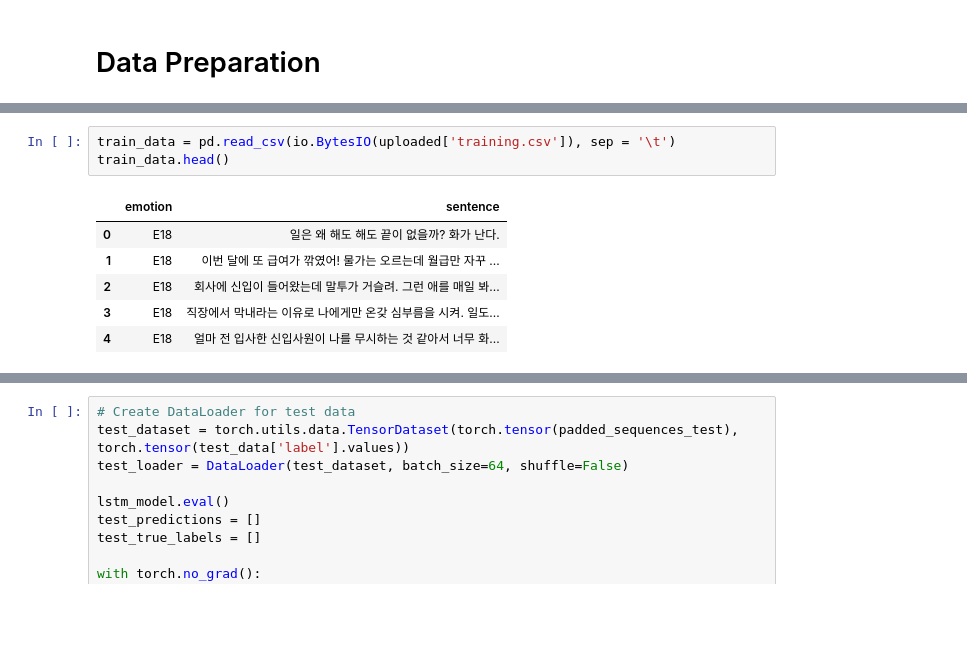
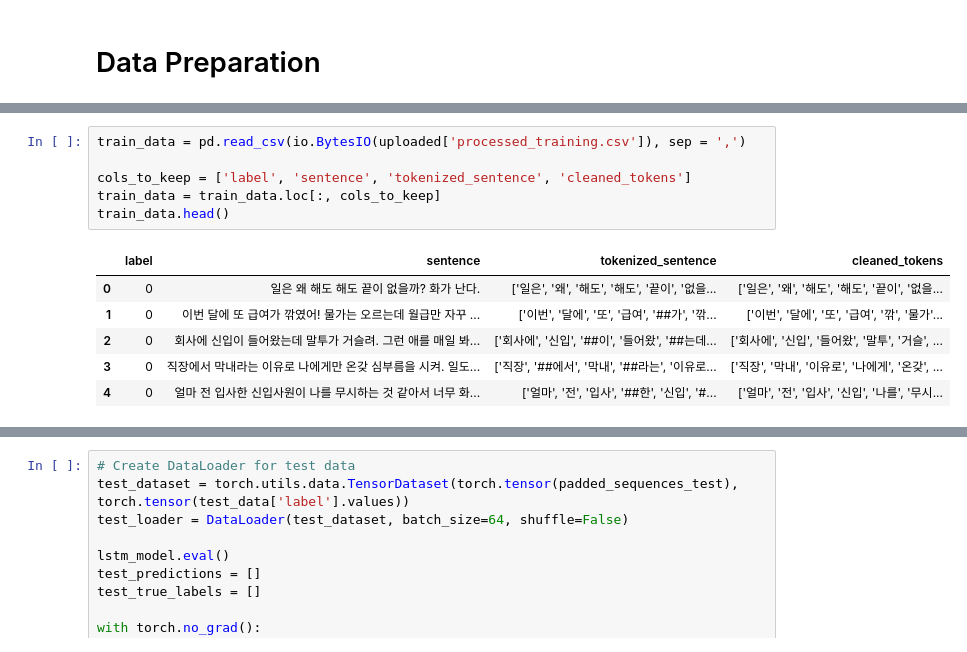
Before and after one commit to andrewdk1123/KoSentiment, a Jupyter notebook: LSTMSentAnalysis.ipynb, the cells around one changed output, grey strips where cells are left out. Cells and saved outputs as stored; diff of their text form; blank space fills up the shorter version.

```diff
--- a/LSTMSentAnalysis.ipynb
+++ b/LSTMSentAnalysis.ipynb
@@ -29,13 +22,16 @@ dict_keys(['training.csv'])
 # %%
-train_data = pd.read_csv(io.BytesIO(uploaded['training.csv']), sep = '\t')
+train_data = pd.read_csv(io.BytesIO(uploaded['processed_training.csv']), sep = ',')
+
+cols_to_keep = ['label', 'sentence', 'tokenized_sentence', 'cleaned_tokens']
+train_data = train_data.loc[:, cols_to_keep]
 train_data.head()
 # %% [output]
-|  | emotion | sentence |
-| 0 | E18 | 일은 왜 해도 해도 끝이 없을까? 화가 난다. |
-| 1 | E18 | 이번 달에 또 급여가 깎였어! 물가는 오르는데 월급만 자꾸 ... |
-| 2 | E18 | 회사에 신입이 들어왔는데 말투가 거슬려. 그런 애를 매일 봐... |
-| 3 | E18 | 직장에서 막내라는 이유로 나에게만 온갖 심부름을 시켜. 일도... |
-| 4 | E18 | 얼마 전 입사한 신입사원이 나를 무시하는 것 같아서 너무 화... |
+|  | label | sentence | tokenized_sentence | cleaned_tokens |
+| 0 | 0 | 일은 왜 해도 해도 끝이 없을까? 화가 난다. | ['일은', '왜', '해도', '해도', '끝이', '없을... | ['일은', '왜', '해도', '해도', '끝이', '없을... |
+| 1 | 0 | 이번 달에 또 급여가 깎였어! 물가는 오르는데 월급만 자꾸 ... | ['이번', '달에', '또', '급여', '##가', '깎... | ['이번', '달에', '또', '급여', '깎', '물가'... |
+| 2 | 0 | 회사에 신입이 들어왔는데 말투가 거슬려. 그런 애를 매일 봐... | ['회사에', '신입', '##이', '들어왔', '##는데... | ['회사에', '신입', '들어왔', '말투', '거슬', ... |
+| 3 | 0 | 직장에서 막내라는 이유로 나에게만 온갖 심부름을 시켜. 일도... | ['직장', '##에서', '막내', '##라는', '이유로... | ['직장', '막내', '이유로', '나에게', '온갖', ... |
+| 4 | 0 | 얼마 전 입사한 신입사원이 나를 무시하는 것 같아서 너무 화... | ['얼마', '전', '입사', '##한', '신입', '#... | ['얼마', '전', '입사', '신입', '나를', '무시... |
 # %%
 uploaded = files.upload()
 # %% [output]
```
Also changed, not shown: parts of 21 cells of this notebook.
